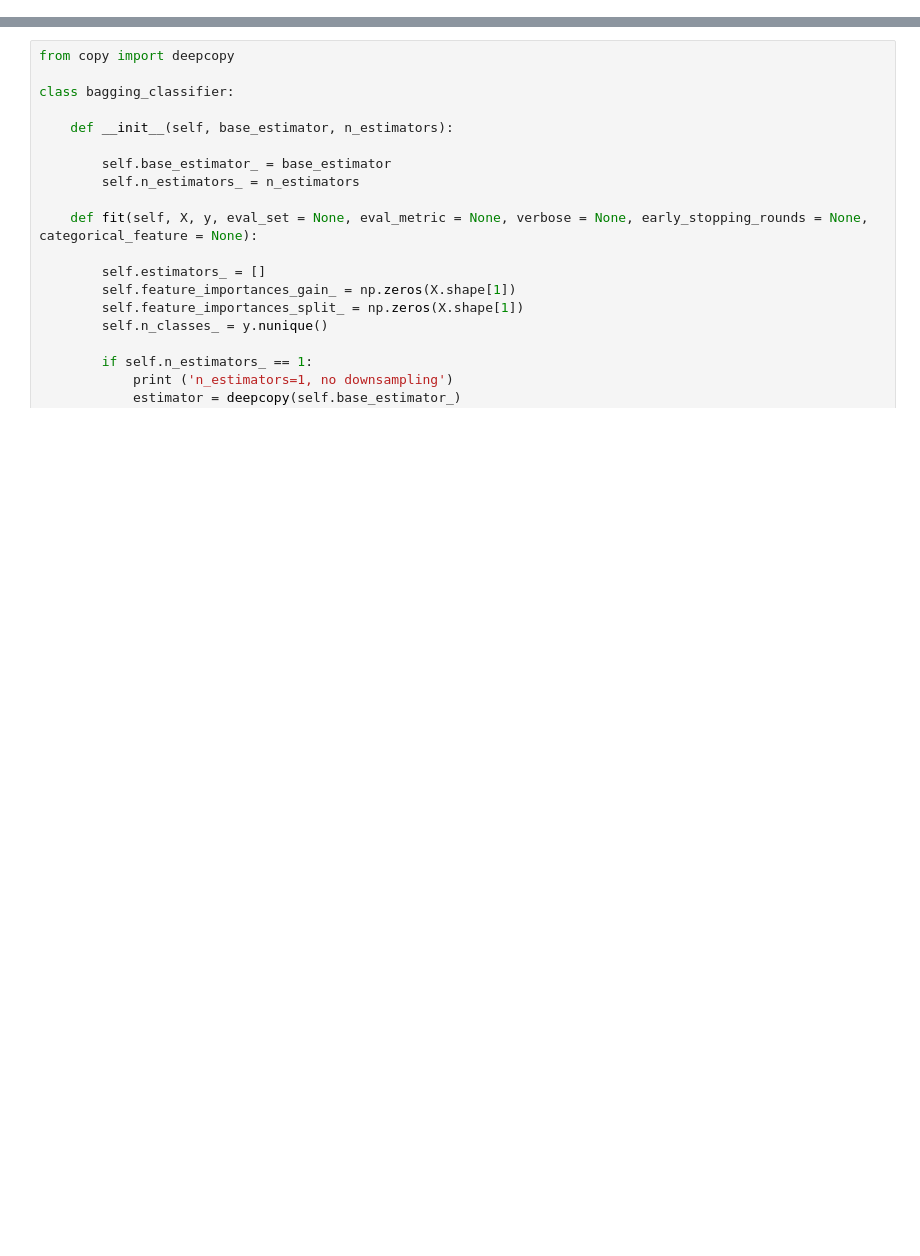
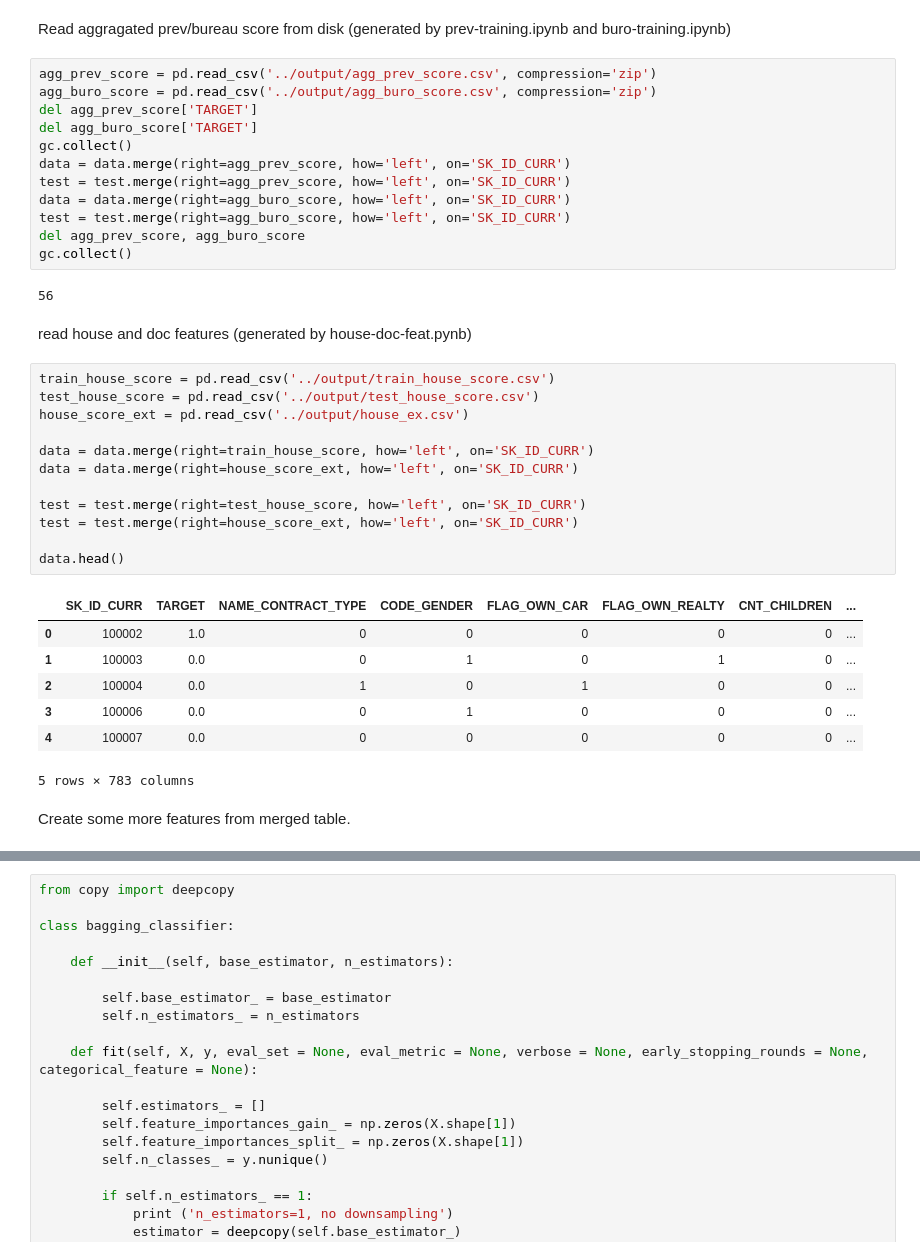
Before and after one commit to NoxMoon/home-credit-default-risk, a Jupyter notebook: notebooks/lgb3.ipynb, the cells around one changed output, grey strips where cells are left out. Saved outputs shown, nothing was run; the diff lists cells and outputs as text; blank space fills up the shorter version.

```diff
--- a/notebooks/lgb3.ipynb
+++ b/notebooks/lgb3.ipynb
@@ -1188,0 +1050,40 @@ data.head()
+# %% [markdown]
+Read aggragated prev/bureau score from disk (generated by prev-training.ipynb and buro-training.ipynb)
+# %%
+agg_prev_score = pd.read_csv('../output/agg_prev_score.csv', compression='zip')
+agg_buro_score = pd.read_csv('../output/agg_buro_score.csv', compression='zip')
+del agg_prev_score['TARGET']
+del agg_buro_score['TARGET']
+gc.collect()
+data = data.merge(right=agg_prev_score, how='left', on='SK_ID_CURR')
+test = test.merge(right=agg_prev_score, how='left', on='SK_ID_CURR')
+data = data.merge(right=agg_buro_score, how='left', on='SK_ID_CURR')
+test = test.merge(right=agg_buro_score, how='left', on='SK_ID_CURR')
+del agg_prev_score, agg_buro_score
+gc.collect()
+# %% [output]
+56
+# %% [markdown]
+read house and doc features (generated by house-doc-feat.pynb)
+# %%
+train_house_score = pd.read_csv('../output/train_house_score.csv')
+test_house_score = pd.read_csv('../output/test_house_score.csv')
+house_score_ext = pd.read_csv('../output/house_ex.csv')
+
+data = data.merge(right=train_house_score, how='left', on='SK_ID_CURR')
+data = data.merge(right=house_score_ext, how='left', on='SK_ID_CURR')
+
+test = test.merge(right=test_house_score, how='left', on='SK_ID_CURR')
+test = test.merge(right=house_score_ext, how='left', on='SK_ID_CURR')
+
+data.head()
+# %% [output]
+|  | SK_ID_CURR | TARGET | NAME_CONTRACT_TYPE | CODE_GENDER | FLAG_OWN_CAR | FLAG_OWN_REALTY | CNT_CHILDREN | ... |
+| 0 | 100002 | 1.0 | 0 | 0 | 0 | 0 | 0 | ... |
+| 1 | 100003 | 0.0 | 0 | 1 | 0 | 1 | 0 | ... |
+| 2 | 100004 | 0.0 | 1 | 0 | 1 | 0 | 0 | ... |
+| 3 | 100006 | 0.0 | 0 | 1 | 0 | 0 | 0 | ... |
+| 4 | 100007 | 0.0 | 0 | 0 | 0 | 0 | 0 | ... |
+5 rows × 783 columns
+# %% [markdown]
+Create some more features from merged table.
```
Also changed, not shown: parts of 69 cells of this notebook, 7 other files.
